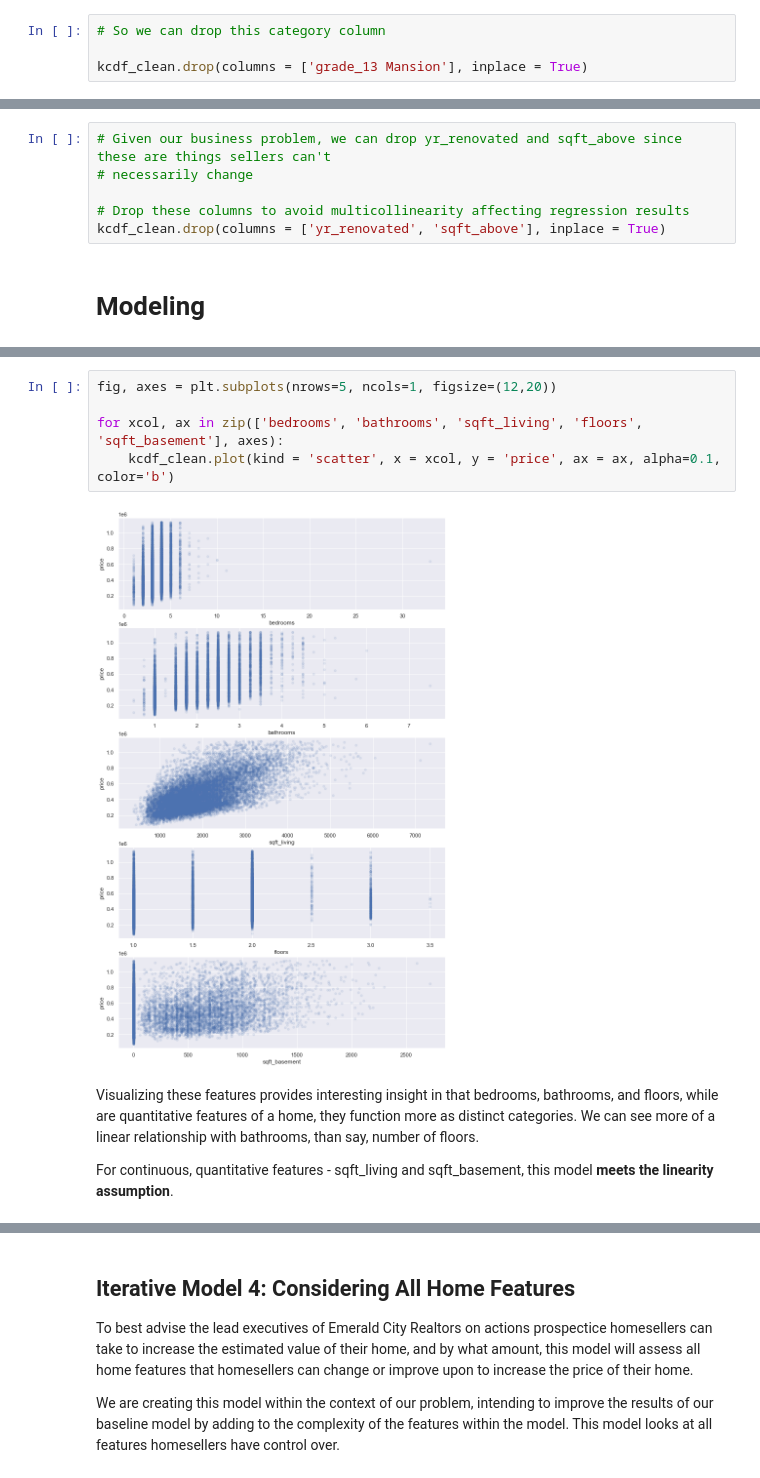
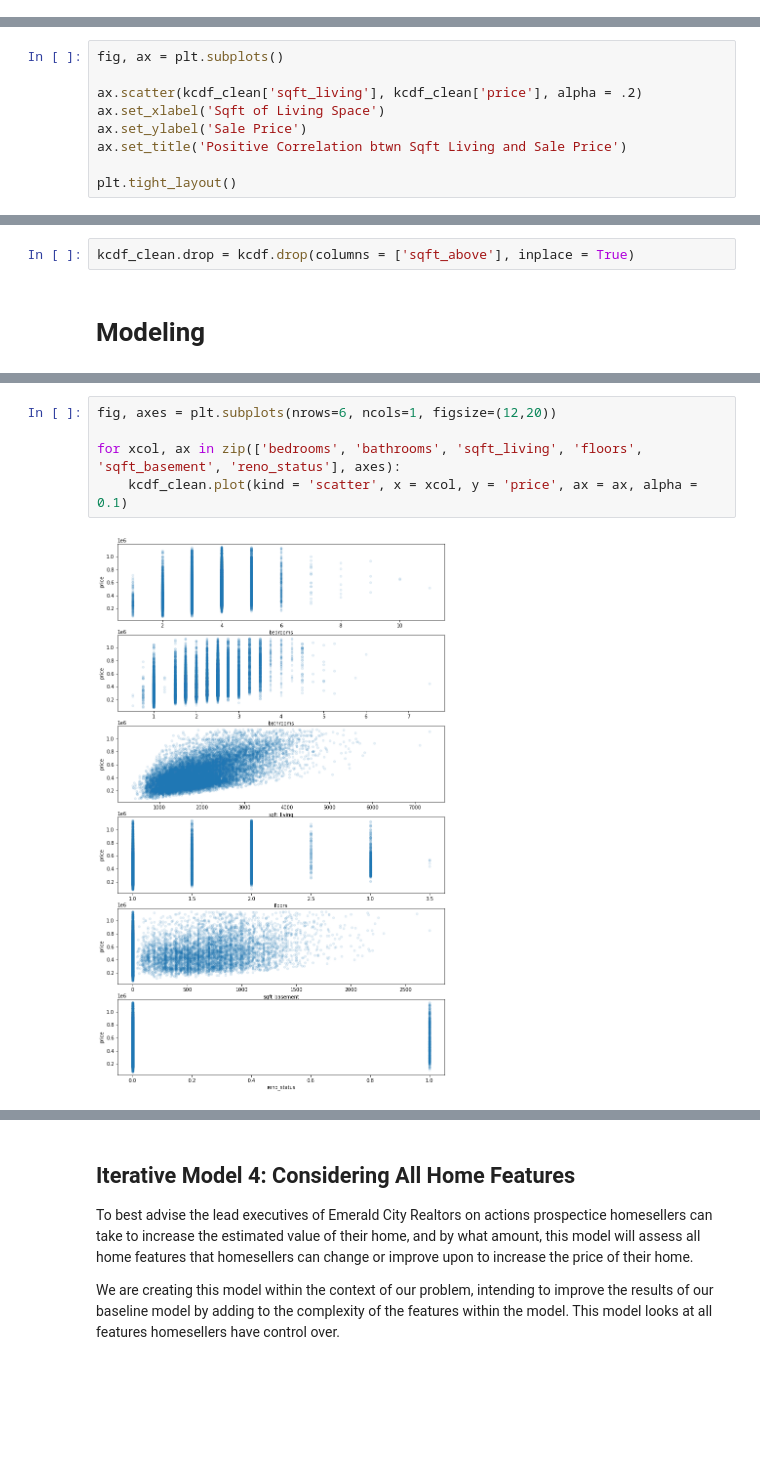
Before and after one commit to rfb-vibe/multiple-linear-regression-project, a Jupyter notebook: jnb-phase-2-project.ipynb, the cells around one changed output, grey strips where cells are left out. Drawn from its saved outputs; the diff is of its cells as text; blank space fills up the shorter version.

Commit message:
final draft and image folder

```diff
--- a/jnb-phase-2-project.ipynb
+++ b/jnb-phase-2-project.ipynb
@@ -509,4 +500,0 @@ Name: grade_13 Mansion, dtype: int64
-# %%
-# So we can drop this category column
-
-kcdf_clean.drop(columns = ['grade_13 Mansion'], inplace = True)
@@ -541,3 +555,12 @@ grade_3 Poor           0.007958
 Name: price, dtype: float64
 # %% [markdown]
 This table of correlations shows that the square feet of living space has the strongest correlation with sale price at 0.624, followed by square feet of living space above ground and number of bathrooms, at 0.531 and 0.455, respectively.
+# %%
+fig, ax = plt.subplots()
+
+ax.scatter(kcdf_clean['sqft_living'], kcdf_clean['price'], alpha = .2)
+ax.set_xlabel('Sqft of Living Space')
+ax.set_ylabel('Sale Price')
+ax.set_title('Positive Correlation btwn Sqft Living and Sale Price')
+
+plt.tight_layout()
@@ -566,8 +590,4 @@ Addressing multicollinearity is important to ensure our models are accurate and
-# %%
-# Given our business problem, we can drop yr_renovated and sqft_above since these are things sellers can't
-# necessarily change
-
-# Drop these columns to avoid multicollinearity affecting regression results
-kcdf_clean.drop(columns = ['yr_renovated', 'sqft_above'], inplace = True)
+# %%
+kcdf_clean.drop = kcdf.drop(columns = ['sqft_above'], inplace = True)
 # %% [markdown]
 # Modeling
@@ -723,11 +765,7 @@ Before making recommendations, let's check the assumptions for this model and ex
 # %%
-fig, axes = plt.subplots(nrows=5, ncols=1, figsize=(12,20))
+fig, axes = plt.subplots(nrows=6, ncols=1, figsize=(12,20))
 
-for xcol, ax in zip(['bedrooms', 'bathrooms', 'sqft_living', 'floors', 'sqft_basement'], axes):
-    kcdf_clean.plot(kind = 'scatter', x = xcol, y = 'price', ax = ax, alpha=0.1, color='b')
+for xcol, ax in zip(['bedrooms', 'bathrooms', 'sqft_living', 'floors', 'sqft_basement', 'reno_status'], axes):
+    kcdf_clean.plot(kind = 'scatter', x = xcol, y = 'price', ax = ax, alpha = 0.1)
 # %% [output]
-[figure, old version]
+[figure, new version]
-# %% [markdown]
-Visualizing these features provides interesting insight in that bedrooms, bathrooms, and floors, while are quantitative features of a home, they function more as distinct categories. We can see more of a linear relationship with bathrooms, than say, number of floors.
-
-For continuous, quantitative features - sqft_living and sqft_basement, this model **meets the linearity assumption**.
```
Also changed, not shown: parts of 140 cells of this notebook, 5 other files.
